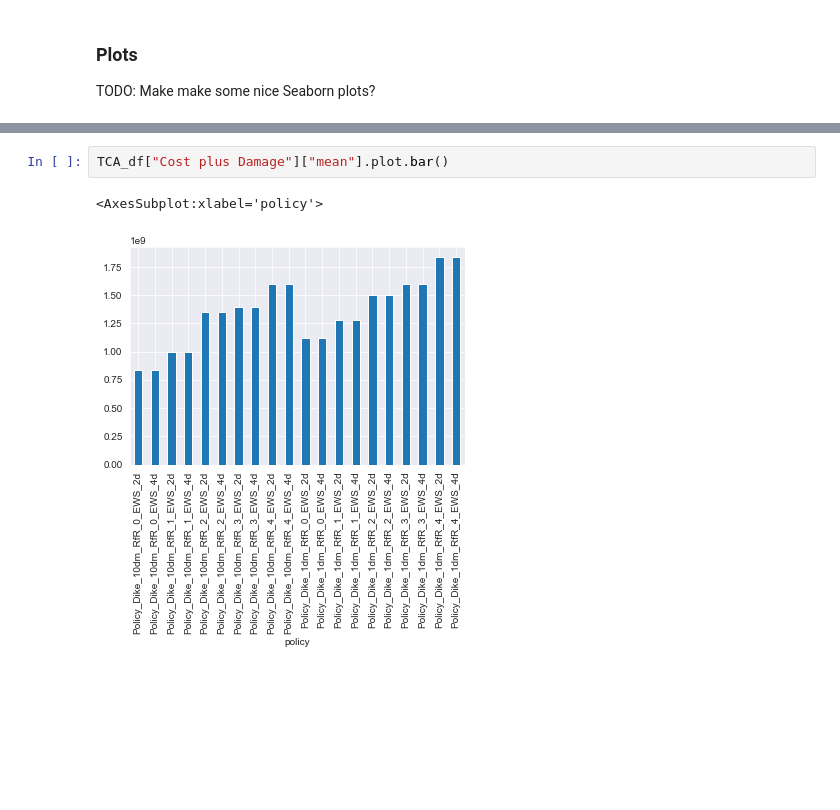
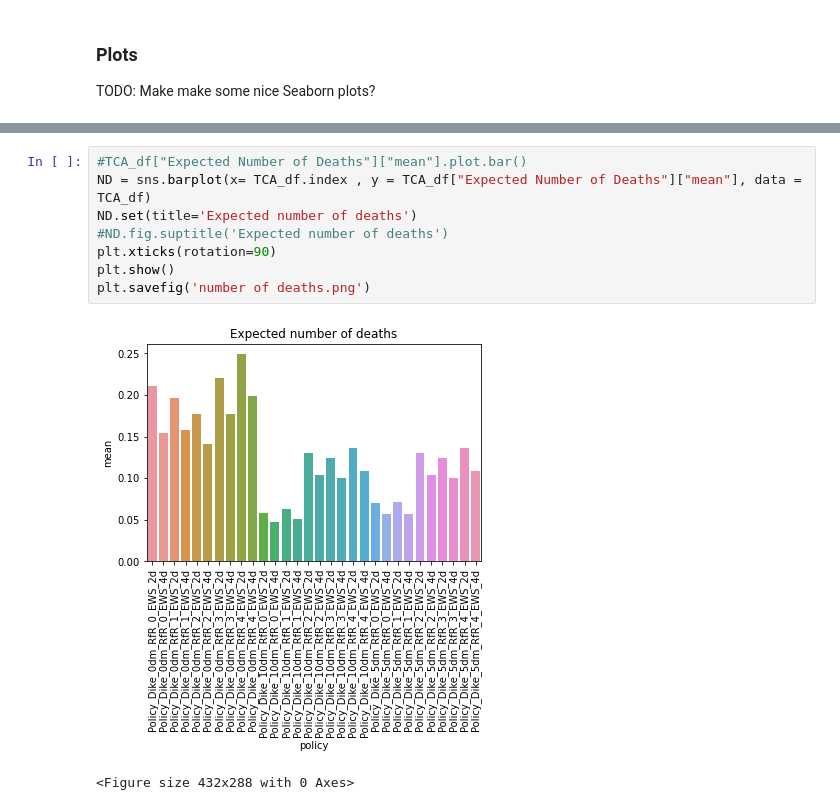
Before and after one commit to hannadenekamp/modelbased, a Jupyter notebook: Problem Formulations.ipynb, the cells around one changed output, grey strips where cells are left out. Drawn from its saved outputs; the diff is of its cells as text; blank space fills up the shorter version.

Commit message:
Add Seaborn plots to problem formulations

```diff
--- a/Problem Formulations.ipynb
+++ b/Problem Formulations.ipynb
@@ -247,5 +271,11 @@ TCA_df["Total Costs"]["mean"].plot.bar()
-# %%
-TCA_df["Cost plus Damage"]["mean"].plot.bar()
-# %% [output]
-<AxesSubplot:xlabel='policy'>
-[figure, removed]
+# %%
+#TCA_df["Expected Number of Deaths"]["mean"].plot.bar()
+ND = sns.barplot(x= TCA_df.index , y = TCA_df["Expected Number of Deaths"]["mean"], data = TCA_df)
+ND.set(title='Expected number of deaths')
+#ND.fig.suptitle('Expected number of deaths')
+plt.xticks(rotation=90)
+plt.show()
+plt.savefig('number of deaths.png')
+# %% [output]
+[figure, added]
+<Figure size 432x288 with 0 Axes>
```
Also changed, not shown: parts of 9 cells of this notebook.
